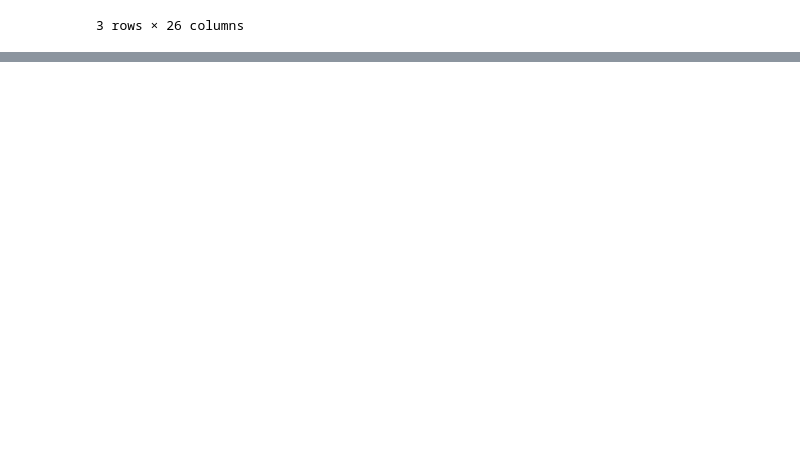
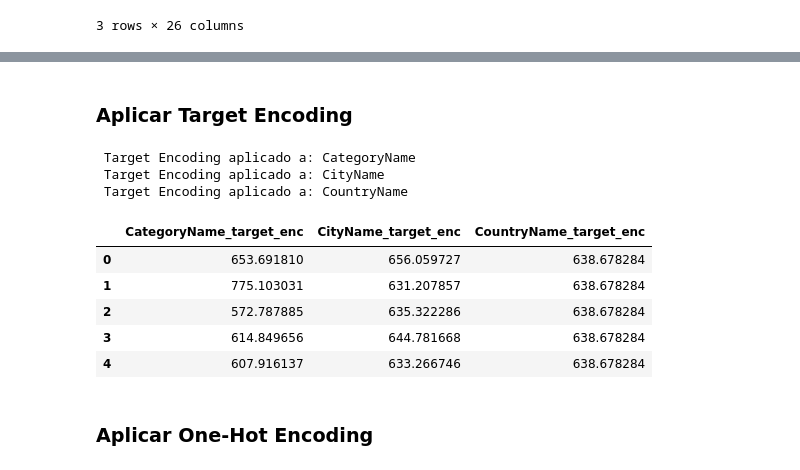
Before and after one commit to HanksR/DATA-ENGINEERING-PROYECTO1, a Jupyter notebook: AVANCE3/analisis_avance3.ipynb, the cells around one changed output, grey strips where cells are left out. Cells and saved outputs as stored; diff of their text form; code cells hidden in the pictures; blank space fills up the shorter version.

```diff
--- a/AVANCE3/analisis_avance3.ipynb
+++ b/AVANCE3/analisis_avance3.ipynb
@@ -449,0 +449,33 @@ MemoryError: Unable to allocate 41.5 TiB for an array with shape (6758125, 67581
+# %%
+# Variable objetivo
+target = 'TotalPriceCalculated'
+
+# Categóricas
+cat_low = ['Class', 'Resistant', 'IsAllergic', 'TipoDia']
+cat_high = ['CategoryName', 'CityName', 'CountryName']
+
+# Numéricas
+num_cols = ['Quantity', 'Discount', 'EdadAlContratar', 'AniosExperiencia', 'Price']
+# %% [markdown]
+### **Aplicar Target Encoding**
+# %%
+#  Reemplaza cada categoría por el promedio de la variable objetivo
+for col in cat_high:
+    mean_target = final_df.groupby(col)[target].mean()
+    final_df[f"{col}_target_enc"] = final_df[col].map(mean_target)
+    print(f" Target Encoding aplicado a: {col}")
+
+# Comprobamos las nuevas columnas
+final_df[[f"{col}_target_enc" for col in cat_high]].head()
+# %% [output]
+ Target Encoding aplicado a: CategoryName
+ Target Encoding aplicado a: CityName
+ Target Encoding aplicado a: CountryName
+|  | CategoryName_target_enc | CityName_target_enc | CountryName_target_enc |
+| 0 | 653.691810 | 656.059727 | 638.678284 |
+| 1 | 775.103031 | 631.207857 | 638.678284 |
+| 2 | 572.787885 | 635.322286 | 638.678284 |
+| 3 | 614.849656 | 644.781668 | 638.678284 |
+| 4 | 607.916137 | 633.266746 | 638.678284 |
+# %% [markdown]
+### **Aplicar One-Hot Encoding**
```
Also changed, not shown: parts of 30 cells of this notebook, 1 other file.
